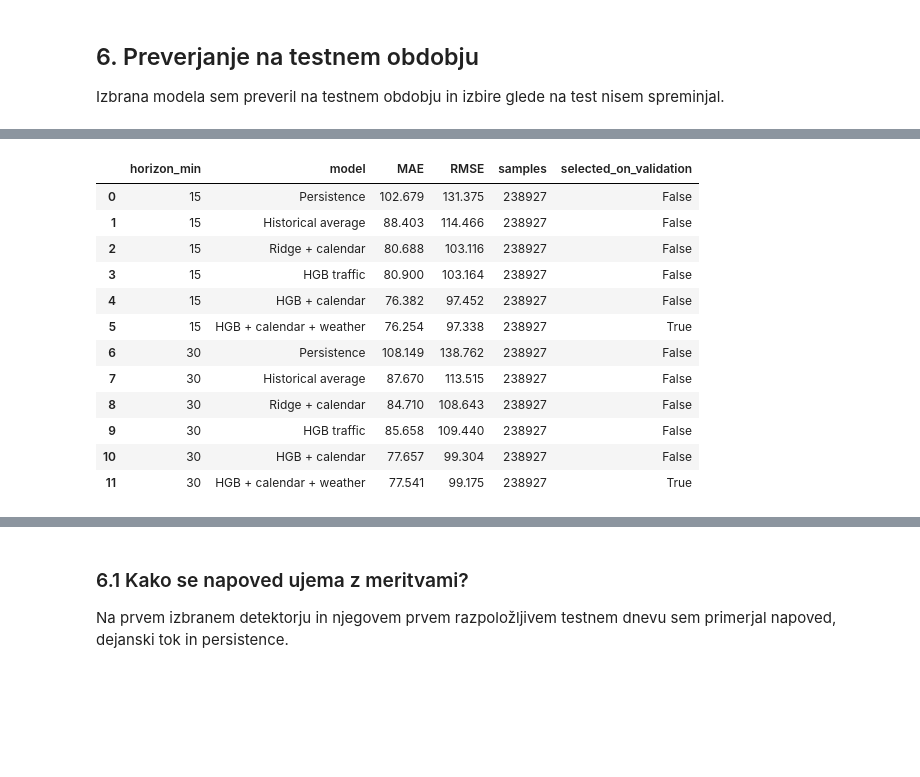
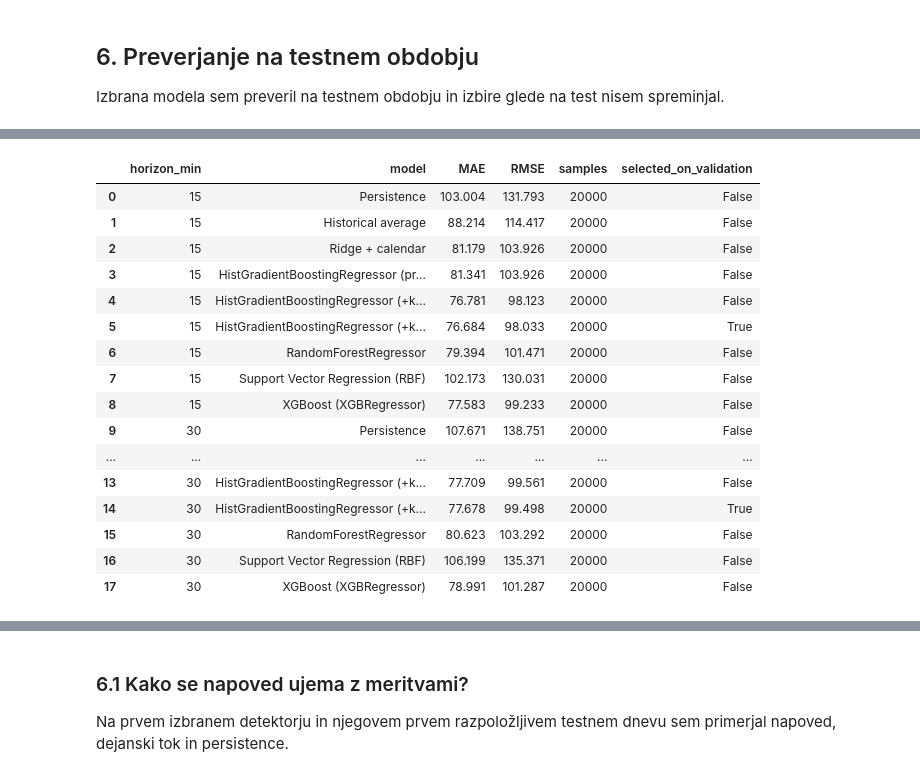
Before and after one commit to bagiicpp/traffic-twin, a Jupyter notebook: notebooks/07_feature_model_comparison.ipynb, the cells around one changed output, grey strips where cells are left out. Saved outputs shown, nothing was run; the diff lists cells and outputs as text; code cells hidden in the pictures; blank space fills up the shorter version.

```diff
--- a/notebooks/07_feature_model_comparison.ipynb
+++ b/notebooks/07_feature_model_comparison.ipynb
@@ -284,7 +328,7 @@ assert data.loc[train_indices].detid.nunique() == len(detector_ids)
 for horizon in HORIZONS:
     frame = horizon_frame(horizon)
     train = frame.loc[train_indices]
-    val = frame.loc[frame.split.eq('validation')]
+    val = evaluation_sample(frame.loc[frame.split.eq('validation')])
     y = val[f'target_{horizon}m']
     fitted[horizon] = {}
     for name, column in [('Persistence', 'flow'), ('Historical average', 'historical_prediction')]:
@@ -294,20 +338,23 @@ for horizon in HORIZONS:
         model = make_estimator(kind, features)
         start = time.perf_counter()
         with threadpool_limits(limits=N_JOBS):
-            model.fit(train[features], train[f'target_{horizon}m'])
+            training = model_training_rows(train, kind)
+            model.fit(training[features], training[f'target_{horizon}m'])
             pred = model.predict(val[features])
         seconds = time.perf_counter() - start
         fitted[horizon][name] = model
-        validation_rows.append(score(y, pred, name, horizon, 'validation', seconds))
+        row = score(y, pred, name, horizon, 'validation', seconds)
+        row['training_samples'] = len(training)
+        validation_rows.append(row)
         print(f'{horizon}m | {name}: MAE={validation_rows[-1]["MAE"]:.3f} ({seconds:.1f}s)', flush=True)
     ranked = pd.DataFrame(validation_rows).query('horizon_min == @horizon').sort_values(['MAE', 'RMSE', 'model'])
     assert ranked.samples.nunique() == 1
     winners[horizon] = ranked.iloc[0]['model']
     print(f'Izbran model za {horizon} min: {winners[horizon]}', flush=True)
-    del frame, train, val
+    del frame, train, val, training
     gc.collect()
 
 validation_results = pd.DataFrame(validation_rows).sort_values(['horizon_min', 'MAE', 'RMSE'])
 validation_results.to_csv(OUTPUT_DIR / 'validation_metrics.csv', index=False)
-display(validation_results[['horizon_min', 'model', 'MAE', 'RMSE', 'samples']].round(3))
+display(validation_results[['horizon_min', 'model', 'MAE', 'RMSE', 'samples', 'training_samples']].round(3))
 # %% [output]
@@ -343,8 +400,8 @@ ablation_rows = []
 for horizon in HORIZONS:
     v = validation_results.query('horizon_min == @horizon').set_index('model')
     for before, after, addition in [
-        ('HGB traffic', 'HGB + calendar', 'Calendar'),
-        ('HGB + calendar', 'HGB + calendar + weather', 'Delayed weather'),
+        ('HistGradientBoostingRegressor (promet)', 'HistGradientBoostingRegressor (+koledar)', 'Calendar'),
+        ('HistGradientBoostingRegressor (+koledar)', 'HistGradientBoostingRegressor (+koledar+vreme)', 'Delayed weather'),
     ]:
         reduction = v.loc[before, 'MAE'] - v.loc[after, 'MAE']
         ablation_rows.append({'horizon_min': horizon, 'added_features': addition,
@@ -354,11 +411,12 @@ ablation = pd.DataFrame(ablation_rows)
 ablation.to_csv(OUTPUT_DIR / 'feature_ablation.csv', index=False)
 display(ablation.round(3))
 
-fig, axes = plt.subplots(1, 2, figsize=(15, 5), layout='constrained')
+fig, axes = plt.subplots(1, 2, figsize=(18, 6), layout='constrained')
 for ax, horizon in zip(axes, HORIZONS):
     values = validation_results.query('horizon_min == @horizon').sort_values('MAE', ascending=False)
     colors = ['#0b806b' if n == winners[horizon] else '#79a6cc' for n in values.model]
     bars = ax.barh(values.model, values.MAE, color=colors)
+    ax.tick_params(axis='y', labelsize=8)
     ax.bar_label(bars, fmt='%.2f', padding=3)
     ax.set(title=f'{horizon} minut vnaprej · validacija', xlabel='MAE (vozil/uro/pas)')
     ax.set_xlim(0, values.MAE.max() * 1.18)
@@ -398,10 +456,11 @@ plt.show()
 
 Izbrana modela sem preveril na testnem obdobju in izbire glede na test nisem spreminjal.
 # %%
-test_rows, forecast_examples = [], []
+test_rows, forecast_examples, selected_rows = [], [], []
 for horizon in HORIZONS:
     frame = horizon_frame(horizon)
-    test = frame.loc[frame.split.eq('test')]
+    full_test = frame.loc[frame.split.eq('test')]
+    test = evaluation_sample(full_test)
     target = f'target_{horizon}m'
     predictions = {'Persistence': test.flow, 'Historical average': test.historical_prediction}
     for name, model in fitted[horizon].items():
@@ -412,40 +471,44 @@ for horizon in HORIZONS:
         row = score(test[target], pred, name, horizon, 'test')
         row['selected_on_validation'] = name == winners[horizon]
         test_rows.append(row)
+
+    # Evaluate the already-selected winner on ALL eligible test cases.
     winner = winners[horizon]
-    # Fixed example: first selected detector and its first available test day.
-    detector_test = test.loc[test.detid.eq(detector_ids[0])]
+    if winner in specs:
+        features = feature_sets[specs[winner][0]]
+        with threadpool_limits(limits=N_JOBS):
+            full_prediction = np.maximum(fitted[horizon][winner].predict(full_test[features]), 0)
+    else:
+        full_prediction = full_test['flow' if winner == 'Persistence' else 'historical_prediction'].to_numpy()
+    row = score(full_test[target], full_prediction, winner, horizon, 'full_test')
+    row['validation_MAE'] = validation_results.loc[
+        validation_results.horizon_min.eq(horizon) & validation_results.model.eq(winner), 'MAE'].iloc[0]
+    selected_rows.append(row)
+    detector_test = full_test.loc[full_test.detid.eq(detector_ids[0])]
     if not detector_test.empty:
         example_day = detector_test.timestamp.min().normalize()
-        mask = test.detid.eq(detector_ids[0]) & test.timestamp.dt.normalize().eq(example_day)
-        example = test.loc[mask, ['detid', 'timestamp', 'flow', target]].copy()
+        mask = full_test.detid.eq(detector_ids[0]) & full_test.timestamp.dt.normalize().eq(example_day)
+        example = full_test.loc[mask, ['detid', 'timestamp', 'flow', target]].copy()
         example['observed'] = example.pop(target)
-        example['predicted'] = np.maximum(np.asarray(predictions[winner])[mask.to_numpy()], 0)
+        example['predicted'] = full_prediction[mask.to_numpy()]
         example['target_time'] = example.timestamp + pd.Timedelta(minutes=horizon)
         example['horizon_min'] = horizon
         forecast_examples.append(example)
-    joblib.dump({
-        'model_name': winner, 'model': fitted[horizon].get(winner),
+    joblib.dump({'model_name': winner, 'model': fitted[horizon].get(winner),
         'features': feature_sets[specs[winner][0]] if winner in specs else [],
-        'detector_mapping': detector_mapping, 'history': history,
-        'horizon_minutes': horizon, 'weather_delay_hours': WEATHER_DELAY_HOURS,
-        'clip_predictions_at_zero': True,
-    }, OUTPUT_DIR / f'best_model_{horizon}m.joblib')
-    del frame, test, predictions
+        'detector_mapping': detector_mapping, 'history': history, 'horizon_minutes': horizon,
+        'weather_delay_hours': WEATHER_DELAY_HOURS, 'clip_predictions_at_zero': True},
+        OUTPUT_DIR / f'best_model_{horizon}m.joblib')
+    del frame, full_test, test, predictions
     gc.collect()
 
 test_results = pd.DataFrame(test_rows)
 assert test_results.groupby('horizon_min').samples.nunique().eq(1).all()
 test_results.to_csv(OUTPUT_DIR / 'test_metrics.csv', index=False)
+print('Vsi modeli: isti testni vzorec.')
 display(test_results[['horizon_min', 'model', 'MAE', 'RMSE', 'samples', 'selected_on_validation']].round(3))
-
-selected = (test_results.loc[test_results.selected_on_validation,
-                           ['horizon_min', 'model', 'MAE', 'RMSE', 'MAE_vehicles_per_3min_lane']]
-            .merge(validation_results[['horizon_min', 'model', 'MAE']].rename(columns={'MAE': 'validation_MAE'}),
-                   on=['horizon_min', 'model'], validate='one_to_one'))
+selected = pd.DataFrame(selected_rows)
 selected.to_csv(OUTPUT_DIR / 'selected_models.csv', index=False)
-print('Izbrana modela (najmanjši validacijski MAE):')
-display(selected.round(3))
-print('Rezultati in modela so shranjeni v:', OUTPUT_DIR)
-con.close()
+print('Izbrana modela: celoten testni nabor.')
+display(selected[['horizon_min', 'model', 'MAE', 'RMSE', 'samples', 'validation_MAE']].round(3))
 # %% [output]
@@ -452,13 +516,17 @@ con.close()
 |  | horizon_min | model | MAE | RMSE | samples | selected_on_validation |
-| 0 | 15 | Persistence | 102.679 | 131.375 | 238927 | False |
-| 1 | 15 | Historical average | 88.403 | 114.466 | 238927 | False |
-| 2 | 15 | Ridge + calendar | 80.688 | 103.116 | 238927 | False |
-| 3 | 15 | HGB traffic | 80.900 | 103.164 | 238927 | False |
-| 4 | 15 | HGB + calendar | 76.382 | 97.452 | 238927 | False |
-| 5 | 15 | HGB + calendar + weather | 76.254 | 97.338 | 238927 | True |
-| 6 | 30 | Persistence | 108.149 | 138.762 | 238927 | False |
-| 7 | 30 | Historical average | 87.670 | 113.515 | 238927 | False |
-| 8 | 30 | Ridge + calendar | 84.710 | 108.643 | 238927 | False |
-| 9 | 30 | HGB traffic | 85.658 | 109.440 | 238927 | False |
-| 10 | 30 | HGB + calendar | 77.657 | 99.304 | 238927 | False |
-| 11 | 30 | HGB + calendar + weather | 77.541 | 99.175 | 238927 | True |
+| 0 | 15 | Persistence | 103.004 | 131.793 | 20000 | False |
+| 1 | 15 | Historical average | 88.214 | 114.417 | 20000 | False |
+| 2 | 15 | Ridge + calendar | 81.179 | 103.926 | 20000 | False |
+| 3 | 15 | HistGradientBoostingRegressor (pr... | 81.341 | 103.926 | 20000 | False |
+| 4 | 15 | HistGradientBoostingRegressor (+k... | 76.781 | 98.123 | 20000 | False |
+| 5 | 15 | HistGradientBoostingRegressor (+k... | 76.684 | 98.033 | 20000 | True |
+| 6 | 15 | RandomForestRegressor | 79.394 | 101.471 | 20000 | False |
+| 7 | 15 | Support Vector Regression (RBF) | 102.173 | 130.031 | 20000 | False |
+| 8 | 15 | XGBoost (XGBRegressor) | 77.583 | 99.233 | 20000 | False |
+| 9 | 30 | Persistence | 107.671 | 138.751 | 20000 | False |
+| ... | ... | ... | ... | ... | ... | ... |
+| 13 | 30 | HistGradientBoostingRegressor (+k... | 77.709 | 99.561 | 20000 | False |
+| 14 | 30 | HistGradientBoostingRegressor (+k... | 77.678 | 99.498 | 20000 | True |
+| 15 | 30 | RandomForestRegressor | 80.623 | 103.292 | 20000 | False |
+| 16 | 30 | Support Vector Regression (RBF) | 106.199 | 135.371 | 20000 | False |
+| 17 | 30 | XGBoost (XGBRegressor) | 78.991 | 101.287 | 20000 | False |
```
Also changed, not shown: parts of 23 cells of this notebook, 2 other files.
